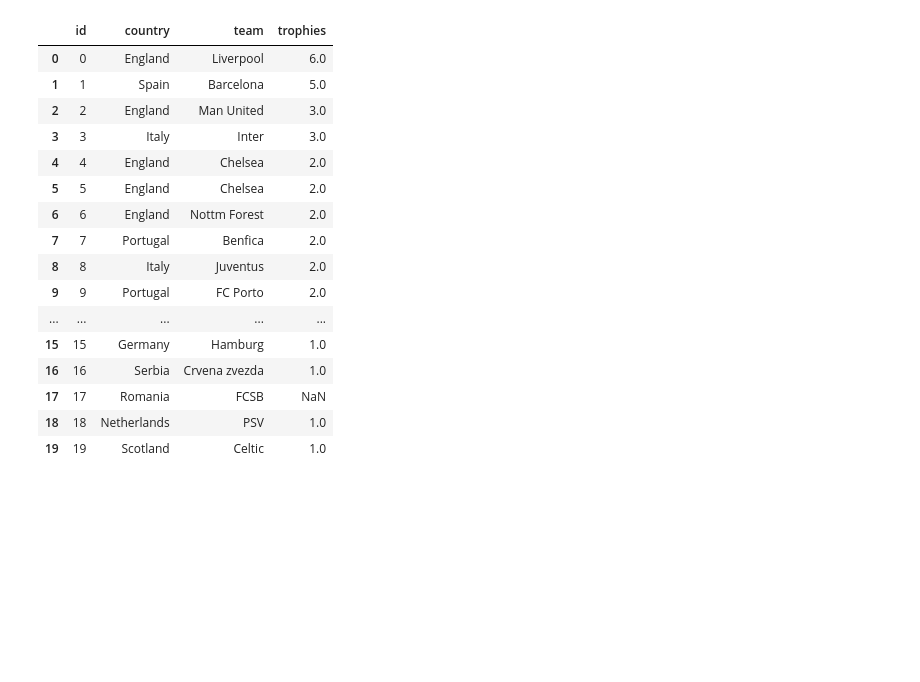
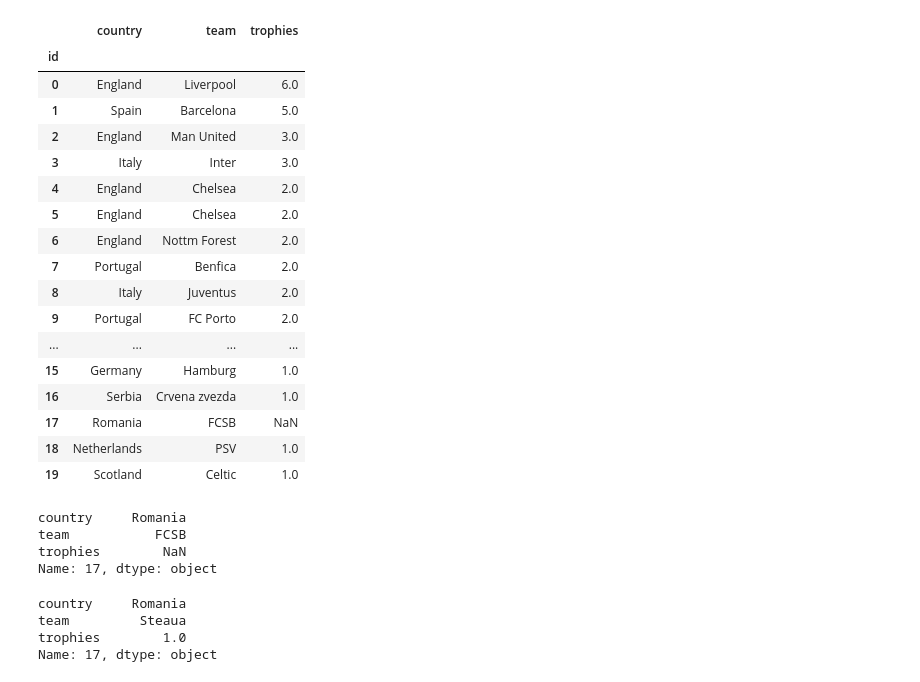
Before and after one commit to sojog/Python-ADR-6-9-februarie, a Jupyter notebook: 18.exercitiu_csv.ipynb, the cells around one changed output. Cells and saved outputs as stored; diff of their text form; code cells hidden in the pictures; blank space fills up the shorter version.

```diff
--- a/18.exercitiu_csv.ipynb
+++ b/18.exercitiu_csv.ipynb
@@ -1,22 +1,31 @@
 # %%
 import pandas as pd
 # %%
-pd.read_csv("https://raw.githubusercontent.com/sojog/Python-ADR-6-9-februarie/refs/heads/main/clwin.csv")
+df = pd.read_csv("https://raw.githubusercontent.com/sojog/Python-ADR-6-9-februarie/refs/heads/main/clwin.csv", index_col="id")
+df
 # %% [output]
-|  | id | country | team | trophies |
-| 0 | 0 | England | Liverpool | 6.0 |
-| 1 | 1 | Spain | Barcelona | 5.0 |
-| 2 | 2 | England | Man United | 3.0 |
-| 3 | 3 | Italy | Inter | 3.0 |
-| 4 | 4 | England | Chelsea | 2.0 |
-| 5 | 5 | England | Chelsea | 2.0 |
-| 6 | 6 | England | Nottm Forest | 2.0 |
-| 7 | 7 | Portugal | Benfica | 2.0 |
-| 8 | 8 | Italy | Juventus | 2.0 |
-| 9 | 9 | Portugal | FC Porto | 2.0 |
-| ... | ... | ... | ... | ... |
-| 15 | 15 | Germany | Hamburg | 1.0 |
-| 16 | 16 | Serbia | Crvena zvezda | 1.0 |
-| 17 | 17 | Romania | FCSB | NaN |
-| 18 | 18 | Netherlands | PSV | 1.0 |
-| 19 | 19 | Scotland | Celtic | 1.0 |
+|  | country | team | trophies |
+| id |  |  |  |
+| 0 | England | Liverpool | 6.0 |
+| 1 | Spain | Barcelona | 5.0 |
+| 2 | England | Man United | 3.0 |
+| 3 | Italy | Inter | 3.0 |
+| 4 | England | Chelsea | 2.0 |
+| 5 | England | Chelsea | 2.0 |
+| 6 | England | Nottm Forest | 2.0 |
+| 7 | Portugal | Benfica | 2.0 |
+| 8 | Italy | Juventus | 2.0 |
+| 9 | Portugal | FC Porto | 2.0 |
+| ... | ... | ... | ... |
+| 15 | Germany | Hamburg | 1.0 |
+| 16 | Serbia | Crvena zvezda | 1.0 |
+| 17 | Romania | FCSB | NaN |
+| 18 | Netherlands | PSV | 1.0 |
+| 19 | Scotland | Celtic | 1.0 |
+# %%
+df.iloc[17]
+# %% [output]
+country     Romania
+team           FCSB
+trophies        NaN
+Name: 17, dtype: object
@@ -22,0 +34,7 @@ pd.read_csv("https://raw.githubusercontent.com/sojog/Python-ADR-6-9-februarie/re
+# %%
+df.iloc[17]
+# %% [output]
+country     Romania
+team         Steaua
+trophies        1.0
+Name: 17, dtype: object
```
Also changed, not shown: parts of 12 cells of this notebook.
